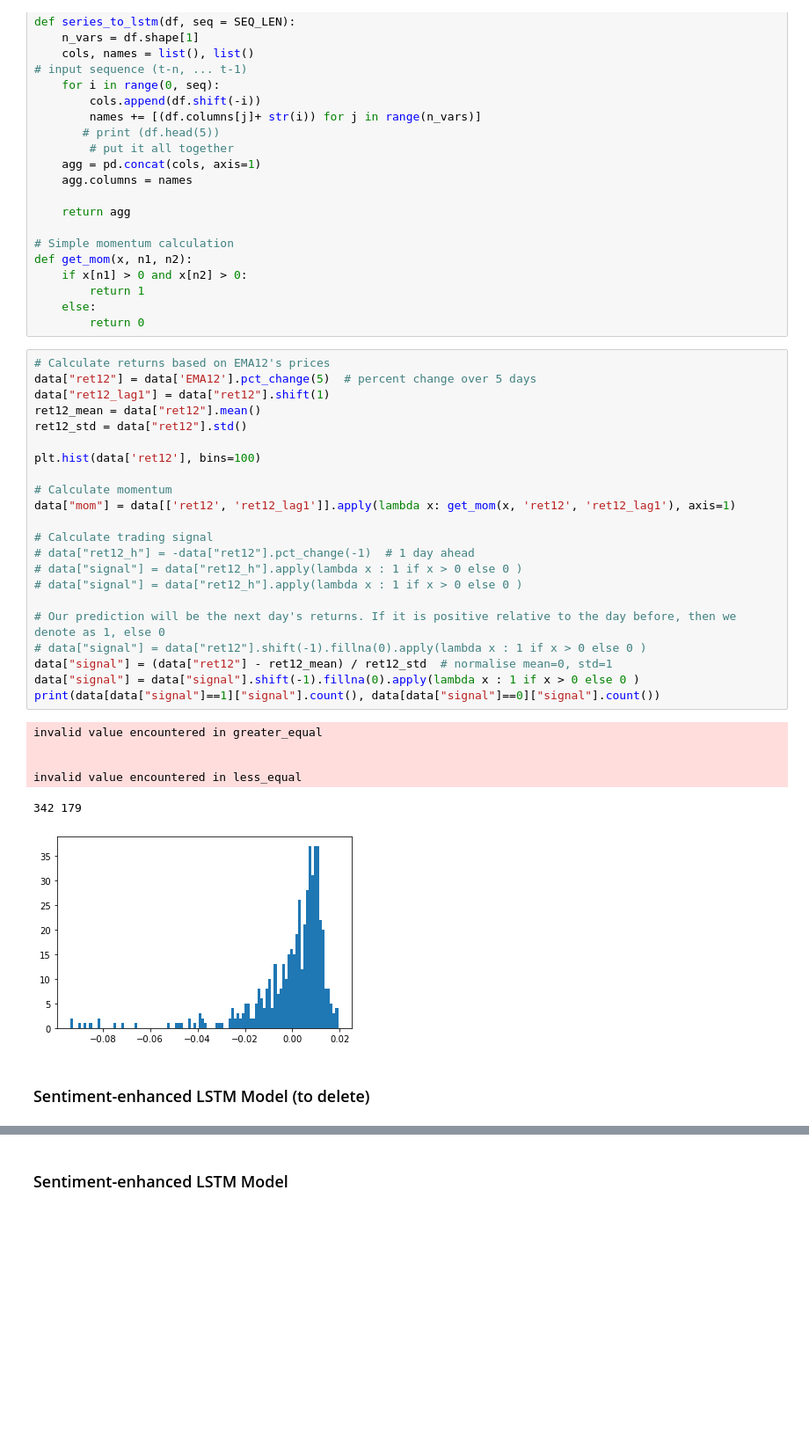
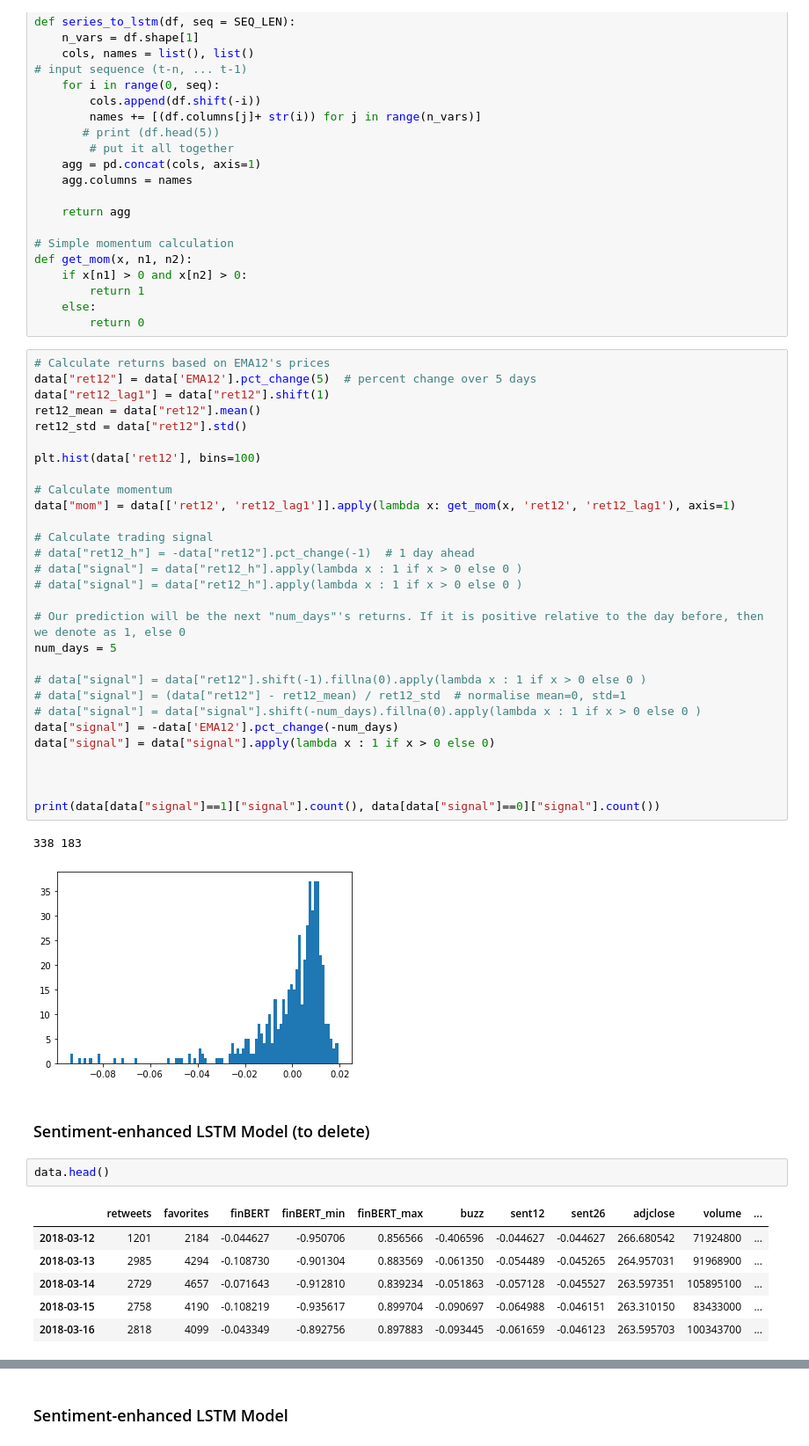
Before and after one commit to eleow/roboadvisorSystem, a Jupyter notebook: SystemCode/backend/notebooks/Example_Sentiments.ipynb, the cells around one changed output, grey strips where cells are left out. Shown at 88% size. Saved outputs shown, nothing was run; the diff lists cells and outputs as text; blank space fills up the shorter version.

```diff
--- a/SystemCode/backend/notebooks/Example_Sentiments.ipynb
+++ b/SystemCode/backend/notebooks/Example_Sentiments.ipynb
@@ -451,20 +434,32 @@ data["mom"] = data[['ret12', 'ret12_lag1']].apply(lambda x: get_mom(x, 'ret12',
 # data["signal"] = data["ret12_h"].apply(lambda x : 1 if x > 0 else 0 )
 # data["signal"] = data["ret12_h"].apply(lambda x : 1 if x > 0 else 0 )
 
-# Our prediction will be the next day's returns. If it is positive relative to the day before, then we denote as 1, else 0
+# Our prediction will be the next "num_days"'s returns. If it is positive relative to the day before, then we denote as 1, else 0
+num_days = 5
+
 # data["signal"] = data["ret12"].shift(-1).fillna(0).apply(lambda x : 1 if x > 0 else 0 )
-data["signal"] = (data["ret12"] - ret12_mean) / ret12_std  # normalise mean=0, std=1
-data["signal"] = data["signal"].shift(-1).fillna(0).apply(lambda x : 1 if x > 0 else 0 )
+# data["signal"] = (data["ret12"] - ret12_mean) / ret12_std  # normalise mean=0, std=1
+# data["signal"] = data["signal"].shift(-num_days).fillna(0).apply(lambda x : 1 if x > 0 else 0 )
+data["signal"] = -data['EMA12'].pct_change(-num_days)
+data["signal"] = data["signal"].apply(lambda x : 1 if x > 0 else 0)
+
+
+
 print(data[data["signal"]==1]["signal"].count(), data[data["signal"]==0]["signal"].count())
 # %% [output]
-invalid value encountered in greater_equal
-
-
-invalid value encountered in less_equal
+338 183
-342 179
 [figure]
 # %% [markdown]
 ### Sentiment-enhanced LSTM Model (to delete)
+# %%
+data.head()
+# %% [output]
+|  | retweets | favorites | finBERT | finBERT_min | finBERT_max | buzz | sent12 | sent26 | adjclose | volume | ... |
+| 2018-03-12 | 1201 | 2184 | -0.044627 | -0.950706 | 0.856566 | -0.406596 | -0.044627 | -0.044627 | 266.680542 | 71924800 | ... |
+| 2018-03-13 | 2985 | 4294 | -0.108730 | -0.901304 | 0.883569 | -0.061350 | -0.054489 | -0.045265 | 264.957031 | 91968900 | ... |
+| 2018-03-14 | 2729 | 4657 | -0.071643 | -0.912810 | 0.839234 | -0.051863 | -0.057128 | -0.045527 | 263.597351 | 105895100 | ... |
+| 2018-03-15 | 2758 | 4190 | -0.108219 | -0.935617 | 0.899704 | -0.090697 | -0.064988 | -0.046151 | 263.310150 | 83433000 | ... |
+| 2018-03-16 | 2818 | 4099 | -0.043349 | -0.892756 | 0.897883 | -0.093445 | -0.061659 | -0.046123 | 263.595703 | 100343700 | ... |
 # %%
 # We will use buzz, EMA sentiments, EMA returns and momentum for our model, and compare with just using ret12 and momentum
 features = data[["ret12", "mom"]]
```
Also changed, not shown: parts of 7 cells of this notebook, 27 other files.
